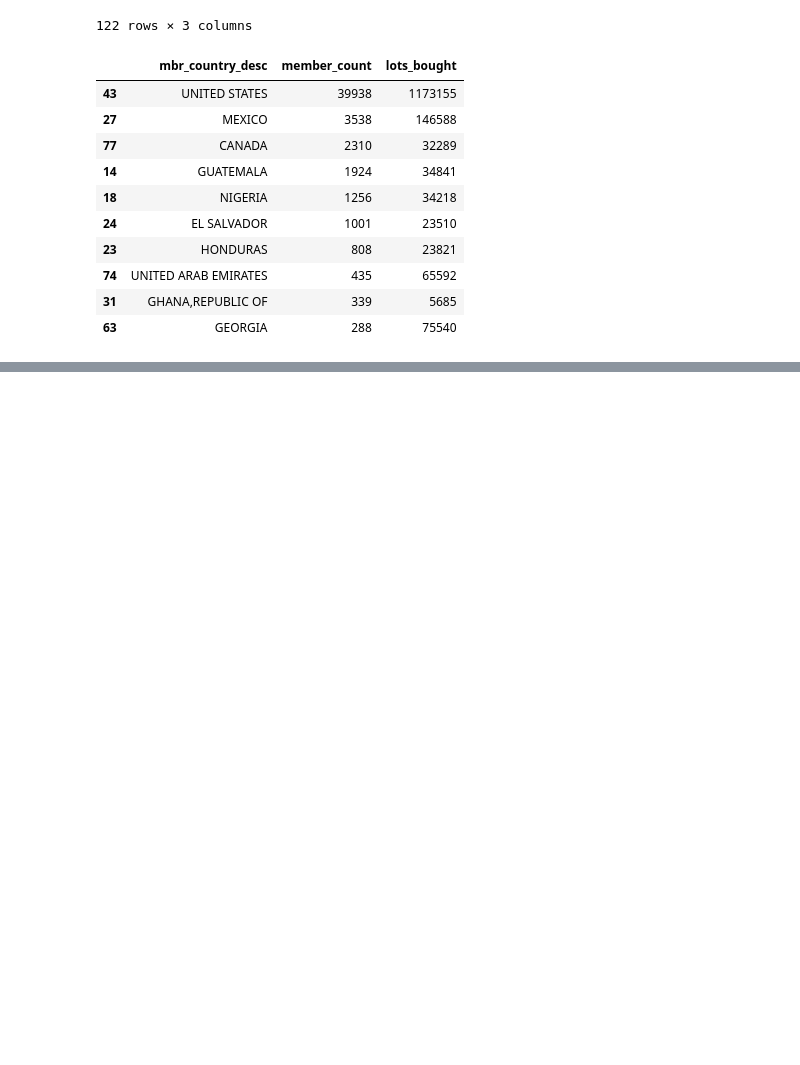
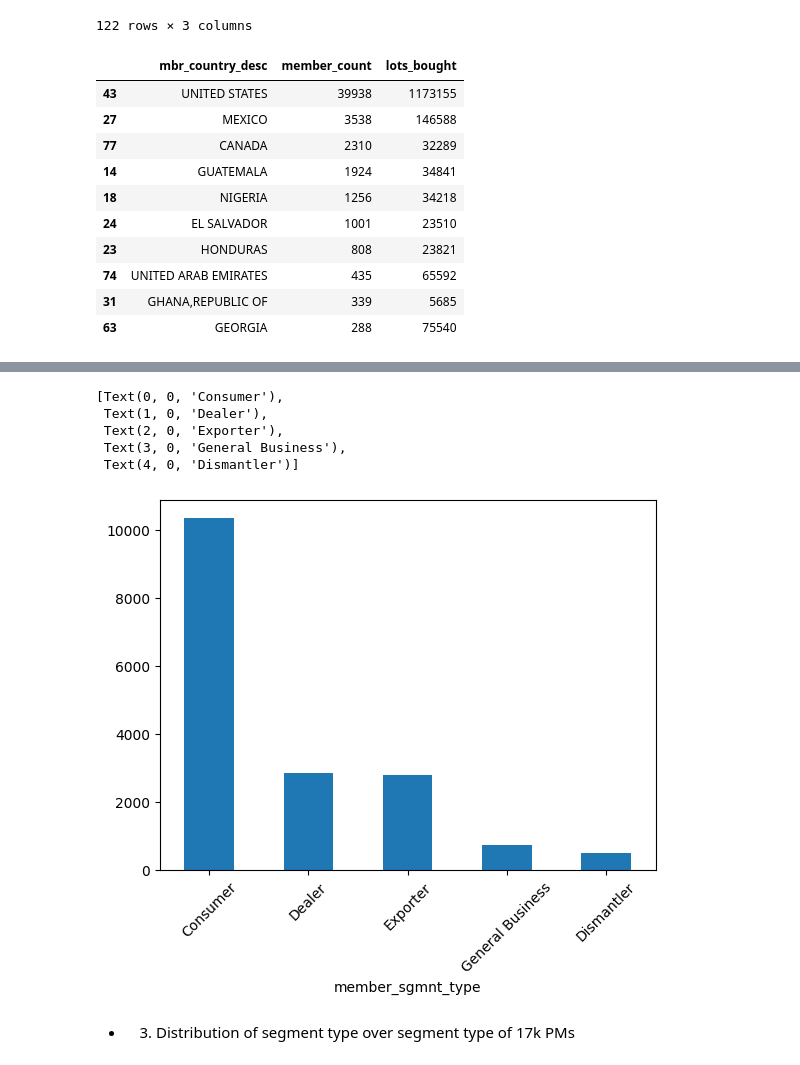
Before and after one commit to srijan-deo/Churn-Premier-Members, a Jupyter notebook: Premier-Behavior-Patterns.ipynb, the cells around one changed output, grey strips where cells are left out. Cells and saved outputs as stored; diff of their text form; code cells hidden in the pictures; blank space fills up the shorter version.

```diff
--- a/Premier-Behavior-Patterns.ipynb
+++ b/Premier-Behavior-Patterns.ipynb
@@ -627,0 +649,30 @@ Name: win_percentage, dtype: Float64
+# %%
+query9 = """
+WITH winners AS --- winning PMs in the last 6 months
+         (
+  SELECT DISTINCT m.owner_mbr_nbr
+  FROM `cprtpr-dataplatform-sp1`.usviews.v_us_member_fact m
+  JOIN `cprtpr-dataplatform-sp1`.usviews.v_us_lot_fact l
+    ON m.owner_mbr_nbr = l.owner_buyer_nbr
+  WHERE l.inv_dt IS NOT NULL
+    AND l.inv_dt BETWEEN '2024-12-01' AND '2025-05-31'
+    AND m.mbr_mbrshp_type_cd = 'PREMIER'
+)
+SELECT
+  m.owner_mbr_nbr,
+  l.lot_nbr,
+  m.member_sgmnt_type,
+  m.mbr_country_desc
+FROM `cprtpr-dataplatform-sp1`.usviews.v_us_bids_fact b
+JOIN `cprtpr-dataplatform-sp1`.usviews.v_us_member_fact m
+  ON b.buyer_nbr = m.mbr_nbr
+JOIN `cprtpr-dataplatform-sp1`.usviews.v_us_lot_fact l
+  ON b.lot_nbr = l.lot_nbr
+WHERE l.inv_dt IS NOT NULL
+  AND l.inv_dt BETWEEN '2024-12-01' AND '2025-05-31'
+  AND m.mbr_mbrshp_type_cd = 'PREMIER'
+  AND m.owner_mbr_nbr NOT IN  --- exclude winning PMs from all to get losing PMs
+      (SELECT owner_mbr_nbr FROM winners)
+"""
+
+data_PMs_lots_bid_no_win_6months = client.query(query9).to_dataframe()
@@ -627,0 +751,13 @@ Name: win_percentage, dtype: Float64
+# %%
+ax = data_PMs_lots_bid_no_win_6months.groupby('member_sgmnt_type')['owner_mbr_nbr'].nunique().sort_values(ascending=False).plot(kind='bar')
+ax.set_xticklabels(ax.get_xticklabels(), rotation=45)
+plt.show()
+# %% [output]
+[Text(0, 0, 'Consumer'),
+ Text(1, 0, 'Dealer'),
+ Text(2, 0, 'Exporter'),
+ Text(3, 0, 'General Business'),
+ Text(4, 0, 'Dismantler')]
+[figure, added]
+# %% [markdown]
+* 3. Distribution of segment type over segment type of 17k PMs
```
Also changed, not shown: parts of 51 cells of this notebook.
